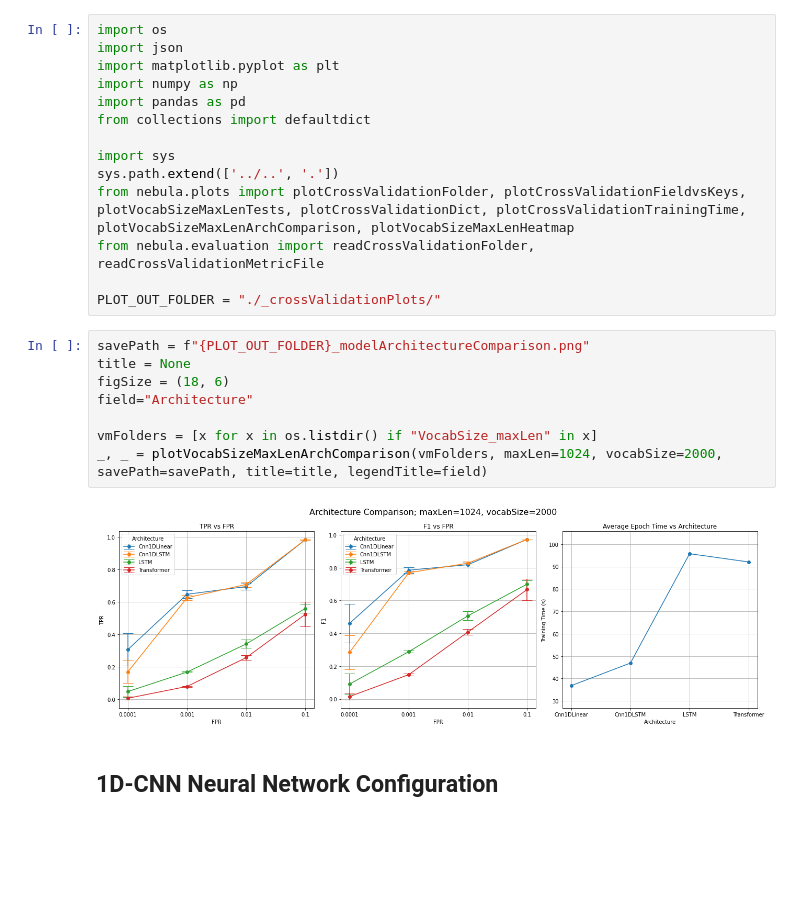
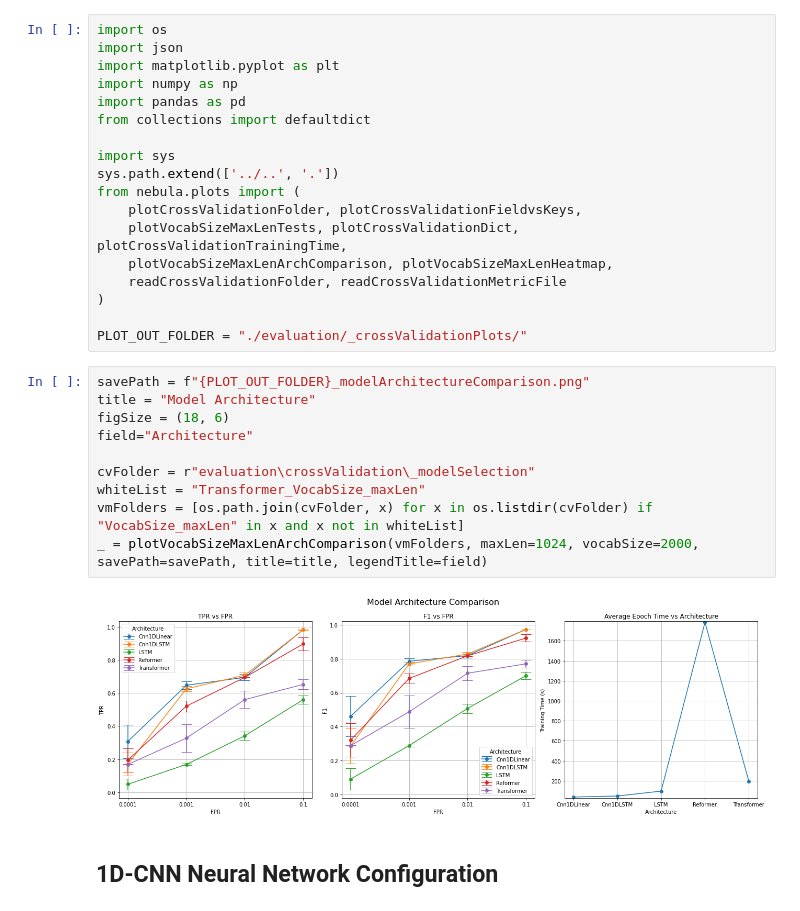
Before and after one commit to dtrizna/nebula, a Jupyter notebook: _speakeasyModelSelectionResults.ipynb, the cells around one changed output. Drawn from its saved outputs; the diff is of its cells as text; blank space fills up the shorter version.

Commit message:
Reformer pre-training and result evaluation

```diff
--- a/_speakeasyModelSelectionResults.ipynb
+++ b/_speakeasyModelSelectionResults.ipynb
@@ -8,20 +8,26 @@ from collections import defaultdict
 
 import sys
 sys.path.extend(['../..', '.'])
-from nebula.plots import plotCrossValidationFolder, plotCrossValidationFieldvsKeys, plotVocabSizeMaxLenTests, plotCrossValidationDict, plotCrossValidationTrainingTime, plotVocabSizeMaxLenArchComparison, plotVocabSizeMaxLenHeatmap
-from nebula.evaluation import readCrossValidationFolder, readCrossValidationMetricFile
+from nebula.plots import (
+    plotCrossValidationFolder, plotCrossValidationFieldvsKeys,
+    plotVocabSizeMaxLenTests, plotCrossValidationDict, plotCrossValidationTrainingTime,
+    plotVocabSizeMaxLenArchComparison, plotVocabSizeMaxLenHeatmap,
+    readCrossValidationFolder, readCrossValidationMetricFile
+)
 
-PLOT_OUT_FOLDER = "./_crossValidationPlots/"
+PLOT_OUT_FOLDER = "./evaluation/_crossValidationPlots/"
 # %%
 savePath = f"{PLOT_OUT_FOLDER}_modelArchitectureComparison.png"
-title = None
+title = "Model Architecture"
 figSize = (18, 6)
 field="Architecture"
 
-vmFolders = [x for x in os.listdir() if "VocabSize_maxLen" in x]
-_, _ = plotVocabSizeMaxLenArchComparison(vmFolders, maxLen=1024, vocabSize=2000, savePath=savePath, title=title, legendTitle=field)
+cvFolder = r"evaluation\crossValidation\_modelSelection"
+whiteList = "Transformer_VocabSize_maxLen"
+vmFolders = [os.path.join(cvFolder, x) for x in os.listdir(cvFolder) if "VocabSize_maxLen" in x and x not in whiteList]
+_ = plotVocabSizeMaxLenArchComparison(vmFolders, maxLen=1024, vocabSize=2000, savePath=savePath, title=title, legendTitle=field)
 # %% [output]
-[figure, old version]
+[figure, new version]
 # %% [markdown]
 ## 1D-CNN Neural Network Configuration
 # %%
```
Also changed, not shown: 7 other files.
